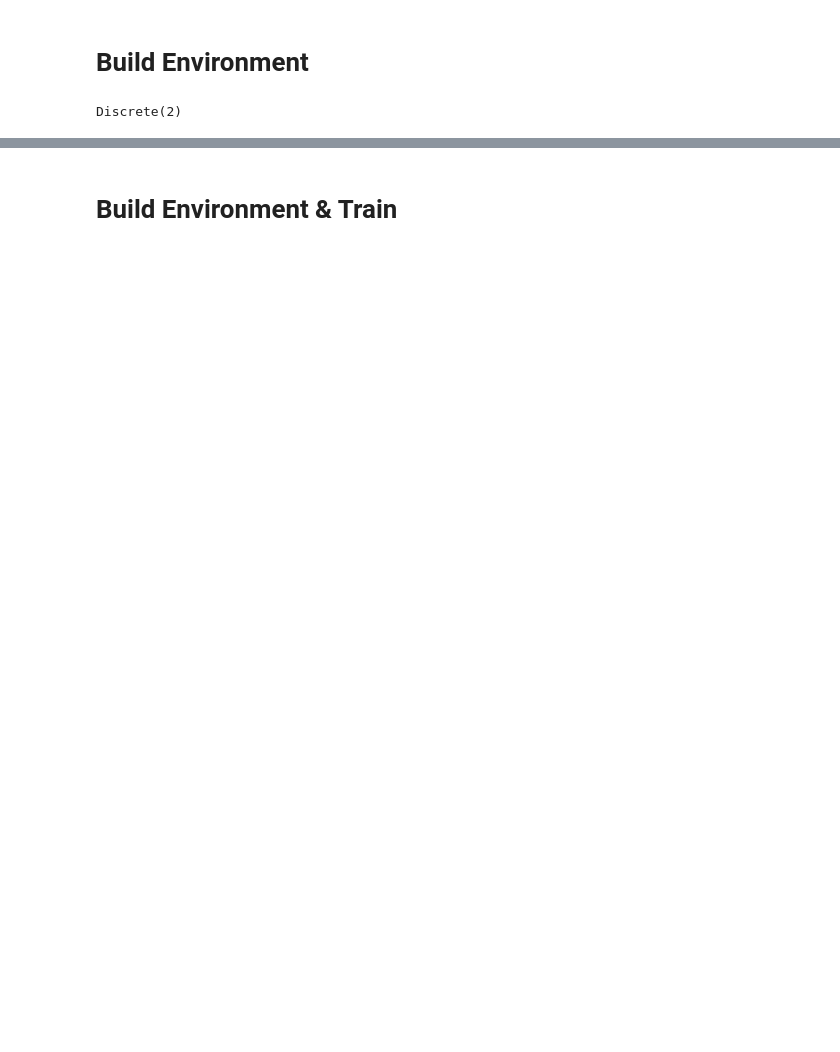
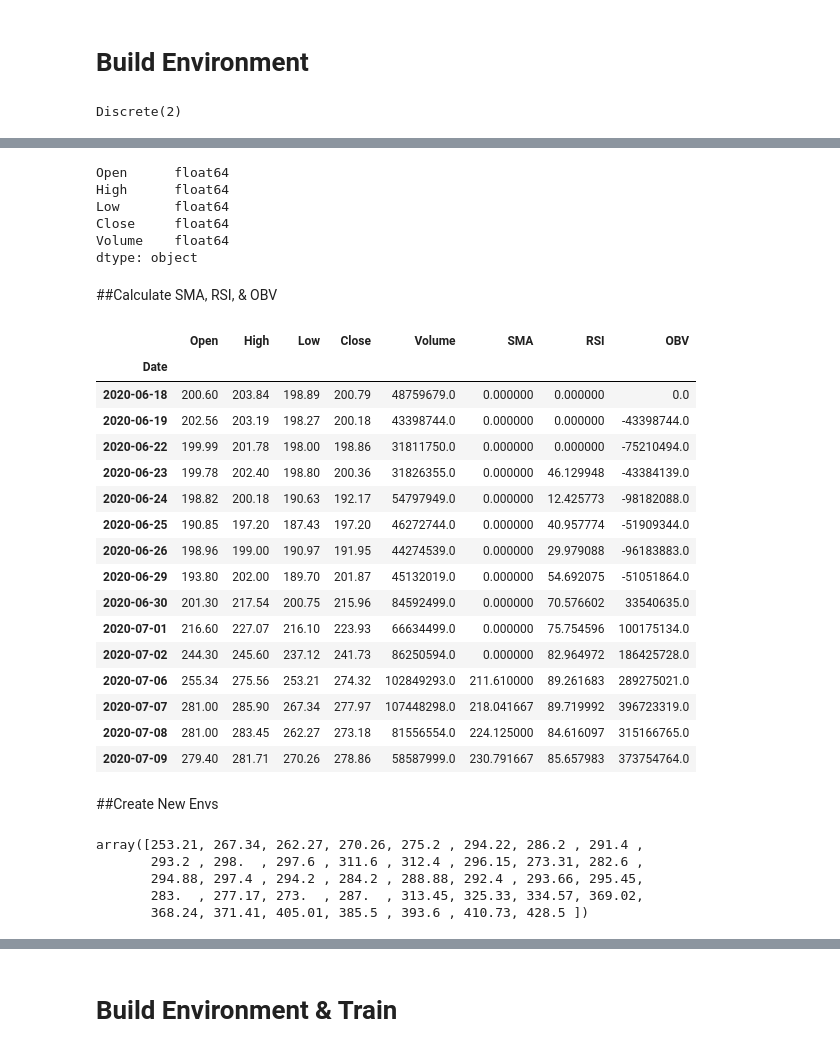
Before and after one commit to tonykipkemboi/Reinforcement-Learning-Trading-Bot, a Jupyter notebook: $STOCK_ReinforcementLearningTradingBot.ipynb, the cells around one changed output, grey strips where cells are left out. Saved outputs shown, nothing was run; the diff lists cells and outputs as text; code cells hidden in the pictures; blank space fills up the shorter version.

```diff
--- a/$STOCK_ReinforcementLearningTradingBot.ipynb
+++ b/$STOCK_ReinforcementLearningTradingBot.ipynb
@@ -80,0 +112,3 @@ info {'total_reward': -2.7299999999999045, 'total_profit': 0.7560730477240066, '
+# %%
+# convert Volume to float
+df['Volume'] = df['Volume'].apply(lambda x: float(x.replace(',','')))
@@ -80,0 +125,38 @@ info {'total_reward': -2.7299999999999045, 'total_profit': 0.7560730477240066, '
+# %%
+df.dtypes
+# %% [output]
+Open      float64
+High      float64
+Low       float64
+Close     float64
+Volume    float64
+dtype: object
+# %% [markdown]
+##Calculate SMA, RSI, & OBV
+# %%
+df['SMA'] = TA.SMA(df, 12)
+df['RSI'] = TA.RSI(df)
+df['OBV'] = TA.OBV(df)
+df.fillna(0, inplace=True)
+# %%
+df.head(15)
+# %% [output]
+|  | Open | High | Low | Close | Volume | SMA | RSI | OBV |
+| Date |  |  |  |  |  |  |  |  |
+| 2020-06-18 | 200.60 | 203.84 | 198.89 | 200.79 | 48759679.0 | 0.000000 | 0.000000 | 0.0 |
+| 2020-06-19 | 202.56 | 203.19 | 198.27 | 200.18 | 43398744.0 | 0.000000 | 0.000000 | -43398744.0 |
+| 2020-06-22 | 199.99 | 201.78 | 198.00 | 198.86 | 31811750.0 | 0.000000 | 0.000000 | -75210494.0 |
+| 2020-06-23 | 199.78 | 202.40 | 198.80 | 200.36 | 31826355.0 | 0.000000 | 46.129948 | -43384139.0 |
+| 2020-06-24 | 198.82 | 200.18 | 190.63 | 192.17 | 54797949.0 | 0.000000 | 12.425773 | -98182088.0 |
+| 2020-06-25 | 190.85 | 197.20 | 187.43 | 197.20 | 46272744.0 | 0.000000 | 40.957774 | -51909344.0 |
+| 2020-06-26 | 198.96 | 199.00 | 190.97 | 191.95 | 44274539.0 | 0.000000 | 29.979088 | -96183883.0 |
+| 2020-06-29 | 193.80 | 202.00 | 189.70 | 201.87 | 45132019.0 | 0.000000 | 54.692075 | -51051864.0 |
+| 2020-06-30 | 201.30 | 217.54 | 200.75 | 215.96 | 84592499.0 | 0.000000 | 70.576602 | 33540635.0 |
+| 2020-07-01 | 216.60 | 227.07 | 216.10 | 223.93 | 66634499.0 | 0.000000 | 75.754596 | 100175134.0 |
+| 2020-07-02 | 244.30 | 245.60 | 237.12 | 241.73 | 86250594.0 | 0.000000 | 82.964972 | 186425728.0 |
+| 2020-07-06 | 255.34 | 275.56 | 253.21 | 274.32 | 102849293.0 | 211.610000 | 89.261683 | 289275021.0 |
+| 2020-07-07 | 281.00 | 285.90 | 267.34 | 277.97 | 107448298.0 | 218.041667 | 89.719992 | 396723319.0 |
+| 2020-07-08 | 281.00 | 283.45 | 262.27 | 273.18 | 81556554.0 | 224.125000 | 84.616097 | 315166765.0 |
+| 2020-07-09 | 279.40 | 281.71 | 270.26 | 278.86 | 58587999.0 | 230.791667 | 85.657983 | 373754764.0 |
+# %% [markdown]
+##Create New Envs
@@ -80,0 +175,8 @@ info {'total_reward': -2.7299999999999045, 'total_profit': 0.7560730477240066, '
+# %%
+env2.prices
+# %% [output]
+array([253.21, 267.34, 262.27, 270.26, 275.2 , 294.22, 286.2 , 291.4 ,
+       293.2 , 298.  , 297.6 , 311.6 , 312.4 , 296.15, 273.31, 282.6 ,
+       294.88, 297.4 , 294.2 , 284.2 , 288.88, 292.4 , 293.66, 295.45,
+       283.  , 277.17, 273.  , 287.  , 313.45, 325.33, 334.57, 369.02,
+       368.24, 371.41, 405.01, 385.5 , 393.6 , 410.73, 428.5 ])
```
Also changed, not shown: parts of 19 cells of this notebook.
